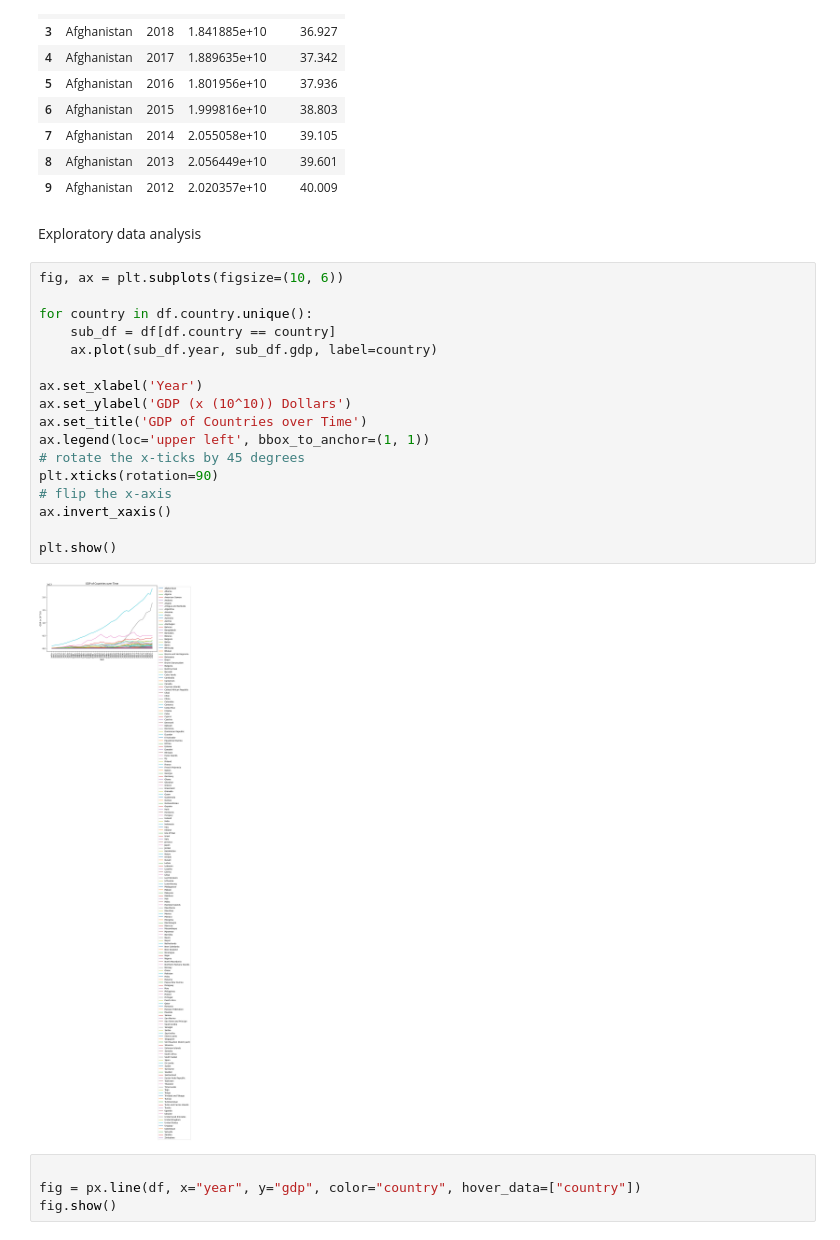
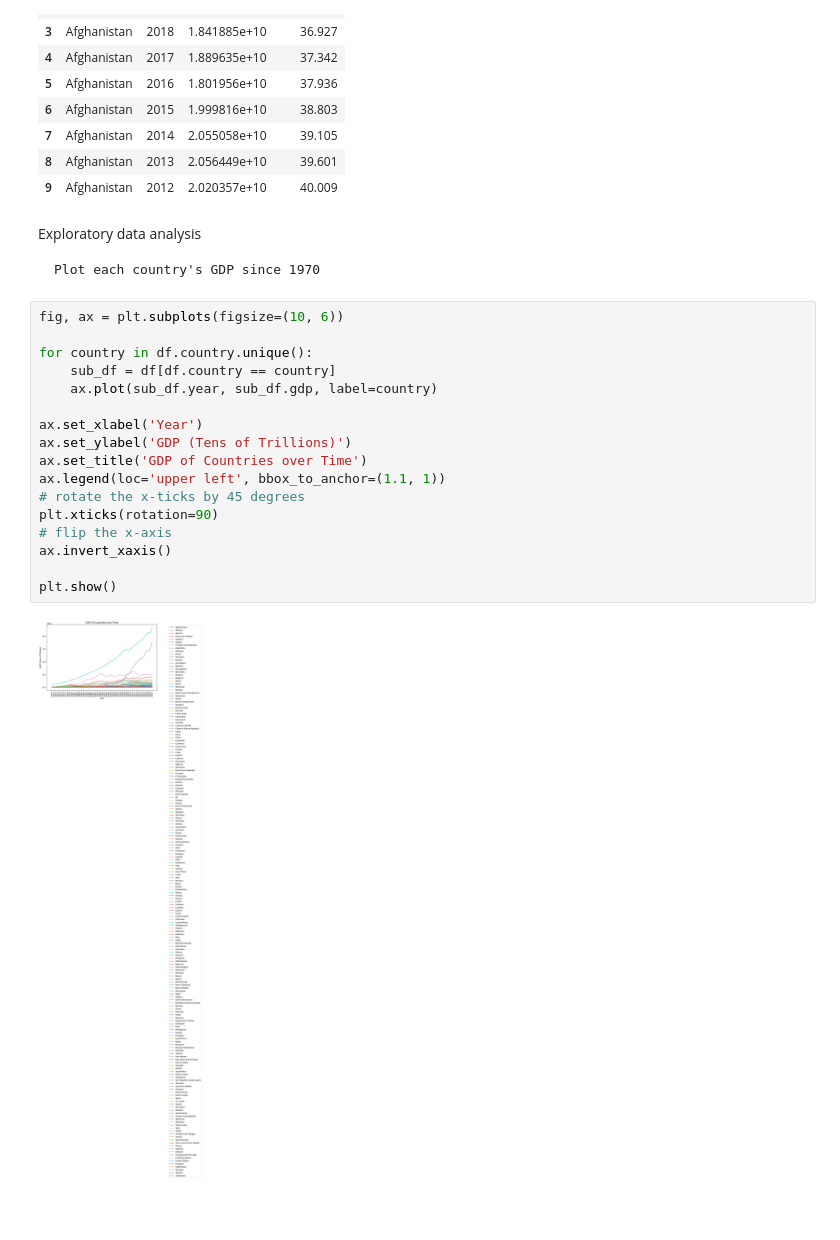
Before and after one commit to iglesias-johnluke/iglesias-johnluke.github.io, a Jupyter notebook: tutorial.ipynb, the cells around one changed output. Cells and saved outputs as stored; diff of their text form; blank space fills up the shorter version.

Commit message:
gdp graphs

```diff
--- a/tutorial.ipynb
+++ b/tutorial.ipynb
@@ -164,26 +169,24 @@ df.head(10)
 | 9 | Afghanistan | 2012 | 2.020357e+10 | 40.009 |
 # %% [markdown]
 Exploratory data analysis
+
+    Plot each country's GDP since 1970
 # %%
 fig, ax = plt.subplots(figsize=(10, 6))
 
 for country in df.country.unique():
     sub_df = df[df.country == country]
     ax.plot(sub_df.year, sub_df.gdp, label=country)
 
 ax.set_xlabel('Year')
-ax.set_ylabel('GDP (x (10^10)) Dollars')
+ax.set_ylabel('GDP (Tens of Trillions)')
 ax.set_title('GDP of Countries over Time')
-ax.legend(loc='upper left', bbox_to_anchor=(1, 1))
+ax.legend(loc='upper left', bbox_to_anchor=(1.1, 1))
 # rotate the x-ticks by 45 degrees
 plt.xticks(rotation=90)
 # flip the x-axis
 ax.invert_xaxis()
 
 plt.show()
 # %% [output]
-[figure, old version]
+[figure, new version]
-# %%
-
-fig = px.line(df, x="year", y="gdp", color="country", hover_data=["country"])
-fig.show()
```
Also changed, not shown: parts of 7 cells of this notebook, 1 other file.
